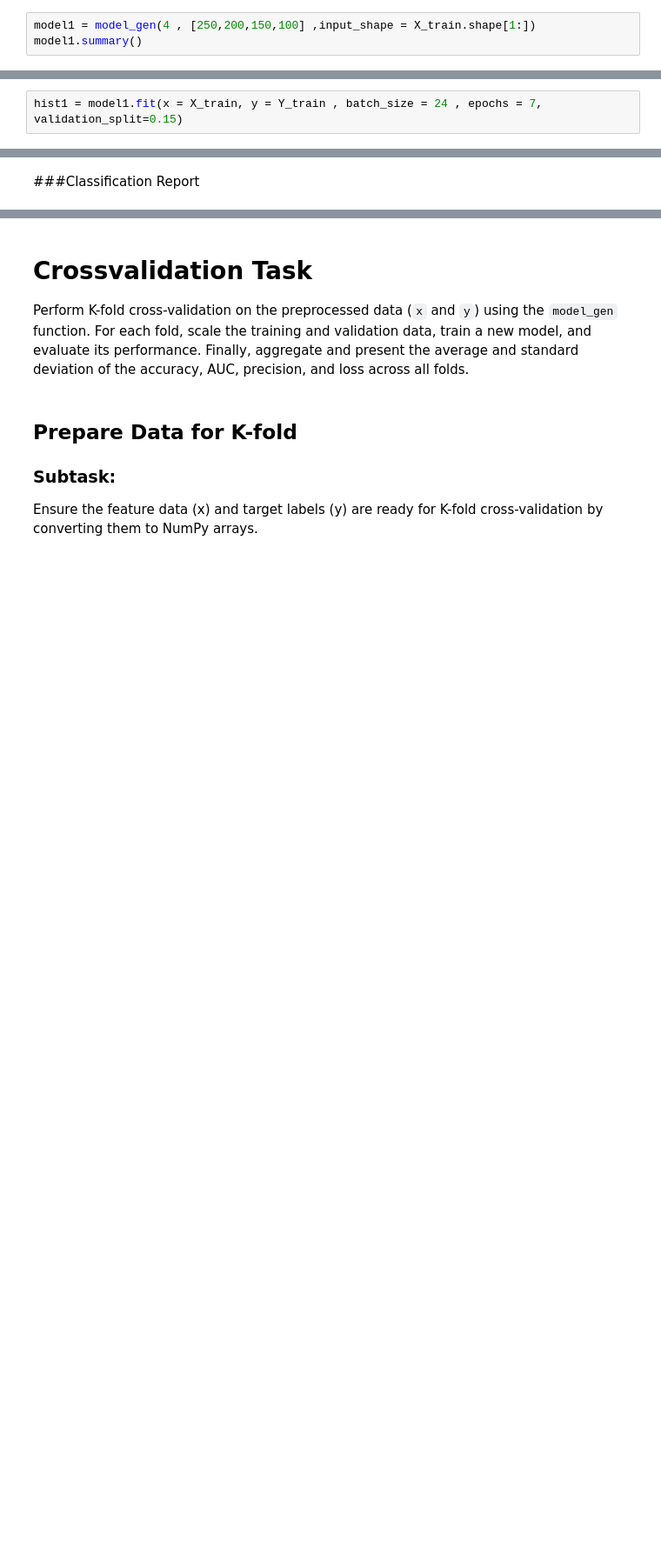
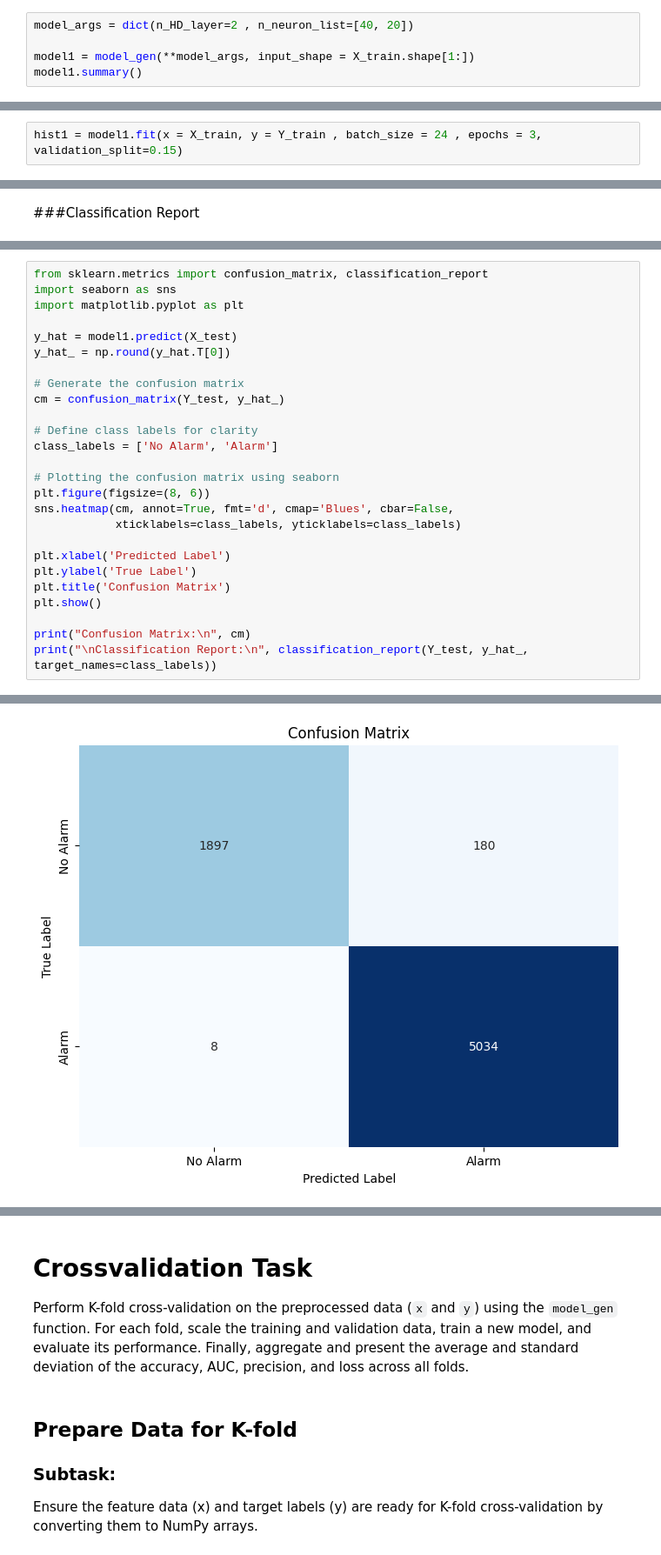
Before and after one commit to hadif1999/iot_smoke_detection_ML, a Jupyter notebook: smoke_detection_iot.ipynb, the cells around one changed output, grey strips where cells are left out. Shown at 87% size. Saved outputs shown, nothing was run; the diff lists cells and outputs as text; blank space fills up the shorter version.

```diff
--- a/smoke_detection_iot.ipynb
+++ b/smoke_detection_iot.ipynb
@@ -310,7 +258,9 @@ def model_gen ( n_HD_layer , n_neuron_list , input_shape = data_clean.shape[1:],
 
   return model
 # %%
-model1 = model_gen(4 , [250,200,150,100] ,input_shape = X_train.shape[1:])
+model_args = dict(n_HD_layer=2 , n_neuron_list=[40, 20])
+
+model1 = model_gen(**model_args, input_shape = X_train.shape[1:])
 model1.summary()
 # %% [output]
 Model: "model01"
@@ -339,5 +289,5 @@ model1.compile(optimizer = "Adam", loss="binary_crossentropy",
                metrics = ["accuracy","binary_accuracy",
                           tfk.metrics.AUC(),tfk.metrics.Precision()],)
 # %%
-hist1 = model1.fit(x = X_train, y = Y_train , batch_size = 24 , epochs = 7, validation_split=0.15)
+hist1 = model1.fit(x = X_train, y = Y_train , batch_size = 24 , epochs = 3, validation_split=0.15)
 # %% [output]
@@ -394,0 +316,27 @@ weighted avg       0.99      0.99      0.99      9028
+# %%
+from sklearn.metrics import confusion_matrix, classification_report
+import seaborn as sns
+import matplotlib.pyplot as plt
+
+y_hat = model1.predict(X_test)
+y_hat_ = np.round(y_hat.T[0])
+
+# Generate the confusion matrix
+cm = confusion_matrix(Y_test, y_hat_)
+
+# Define class labels for clarity
+class_labels = ['No Alarm', 'Alarm']
+
+# Plotting the confusion matrix using seaborn
+plt.figure(figsize=(8, 6))
+sns.heatmap(cm, annot=True, fmt='d', cmap='Blues', cbar=False,
+            xticklabels=class_labels, yticklabels=class_labels)
+
+plt.xlabel('Predicted Label')
+plt.ylabel('True Label')
+plt.title('Confusion Matrix')
+plt.show()
+
+print("Confusion Matrix:\n", cm)
+print("\nClassification Report:\n", classification_report(Y_test, y_hat_, target_names=class_labels))
+# %% [output]
@@ -394,0 +344 @@ weighted avg       0.99      0.99      0.99      9028
+[figure, added]
```
Also changed, not shown: parts of 30 cells of this notebook.
